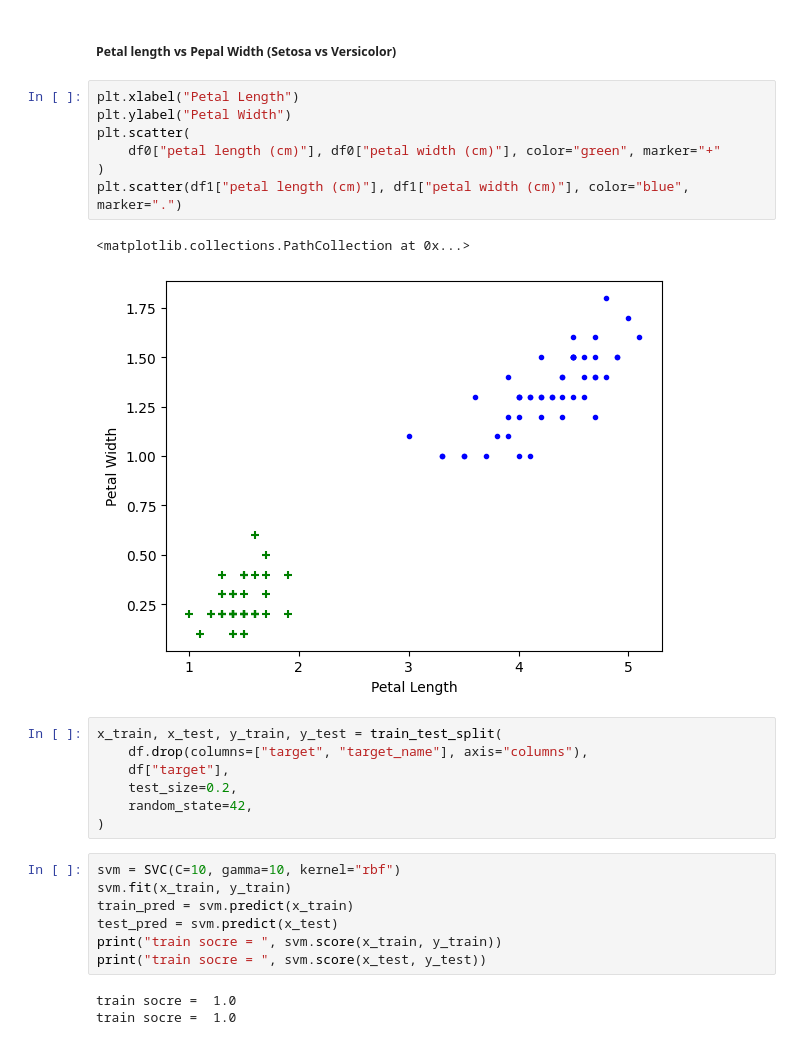
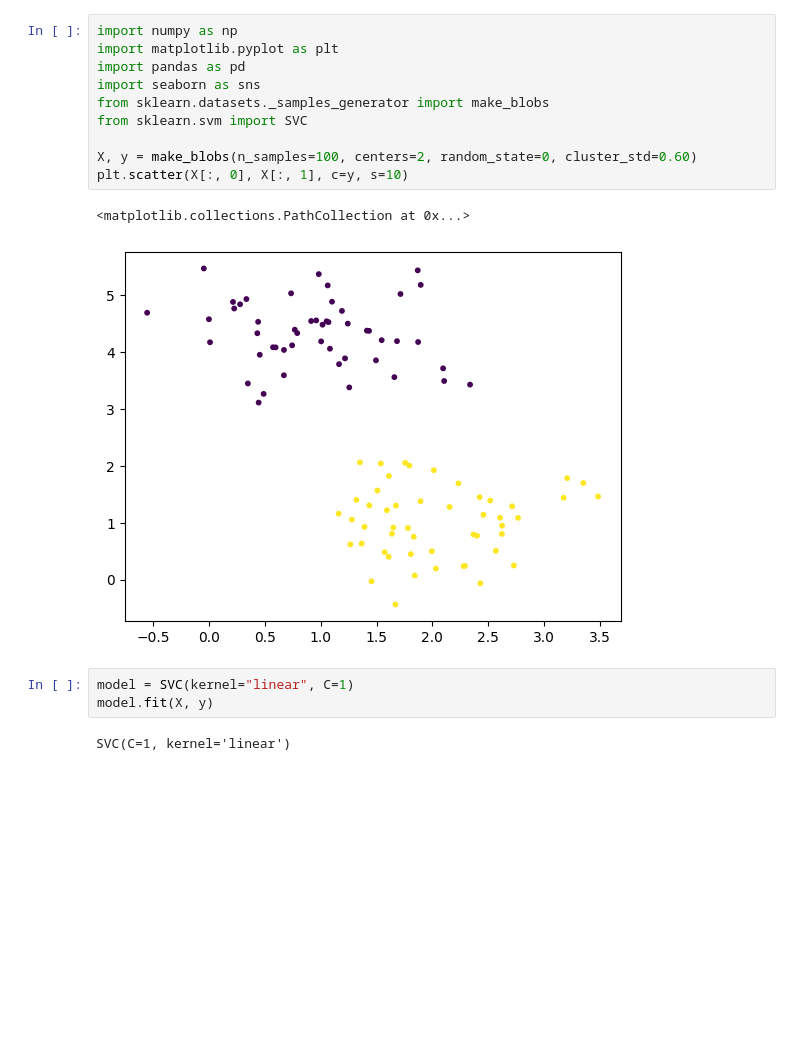
Before and after one commit to ahmedhany14/Ml-algorithms-from-scratch-and-scikit-learn-in-python-, a Jupyter notebook: SVM/simple_svm.ipynb, the cells around one changed output. Cells and saved outputs as stored; diff of their text form; blank space fills up the shorter version.

```diff
--- a/SVM/simple_svm.ipynb
+++ b/SVM/simple_svm.ipynb
@@ -74,29 +1,18 @@ plt.scatter(df1["sepal length (cm)"], df1["sepal width (cm)"], color="blue", mar
-# %% [markdown]
-##### Petal length vs Pepal Width (Setosa vs Versicolor)
-# %%
-plt.xlabel("Petal Length")
-plt.ylabel("Petal Width")
-plt.scatter(
-    df0["petal length (cm)"], df0["petal width (cm)"], color="green", marker="+"
-)
-plt.scatter(df1["petal length (cm)"], df1["petal width (cm)"], color="blue", marker=".")
-# %% [output]
-<matplotlib.collections.PathCollection at 0x...>
-[figure, removed]
-# %%
-x_train, x_test, y_train, y_test = train_test_split(
-    df.drop(columns=["target", "target_name"], axis="columns"),
-    df["target"],
-    test_size=0.2,
-    random_state=42,
-)
-# %%
-svm = SVC(C=10, gamma=10, kernel="rbf")
-svm.fit(x_train, y_train)
-train_pred = svm.predict(x_train)
-test_pred = svm.predict(x_test)
-print("train socre = ", svm.score(x_train, y_train))
-print("train socre = ", svm.score(x_test, y_test))
-# %% [output]
-train socre =  1.0
-train socre =  1.0
+# %%
+import numpy as np
+import matplotlib.pyplot as plt
+import pandas as pd
+import seaborn as sns
+from sklearn.datasets._samples_generator import make_blobs
+from sklearn.svm import SVC
+
+X, y = make_blobs(n_samples=100, centers=2, random_state=0, cluster_std=0.60)
+plt.scatter(X[:, 0], X[:, 1], c=y, s=10)
+# %% [output]
+<matplotlib.collections.PathCollection at 0x...>
+[figure, added]
+# %%
+model = SVC(kernel="linear", C=1)
+model.fit(X, y)
+# %% [output]
+SVC(C=1, kernel='linear')
```
Also changed, not shown: parts of 13 cells of this notebook.
